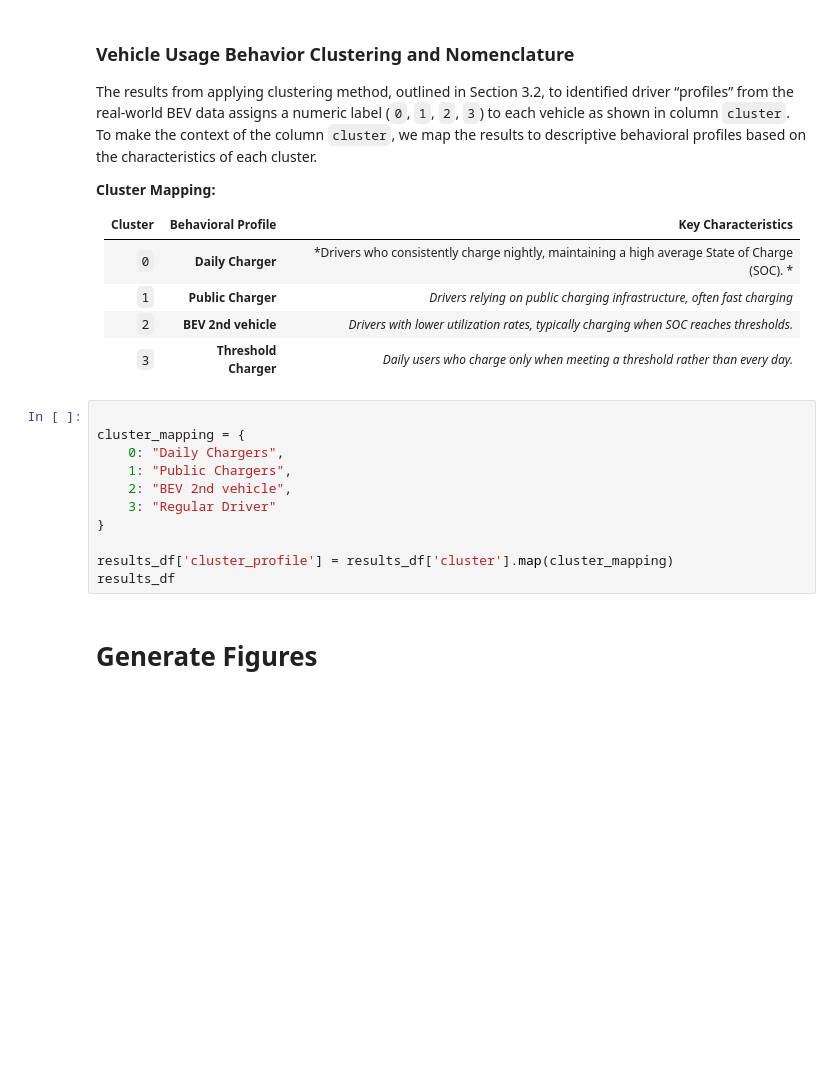
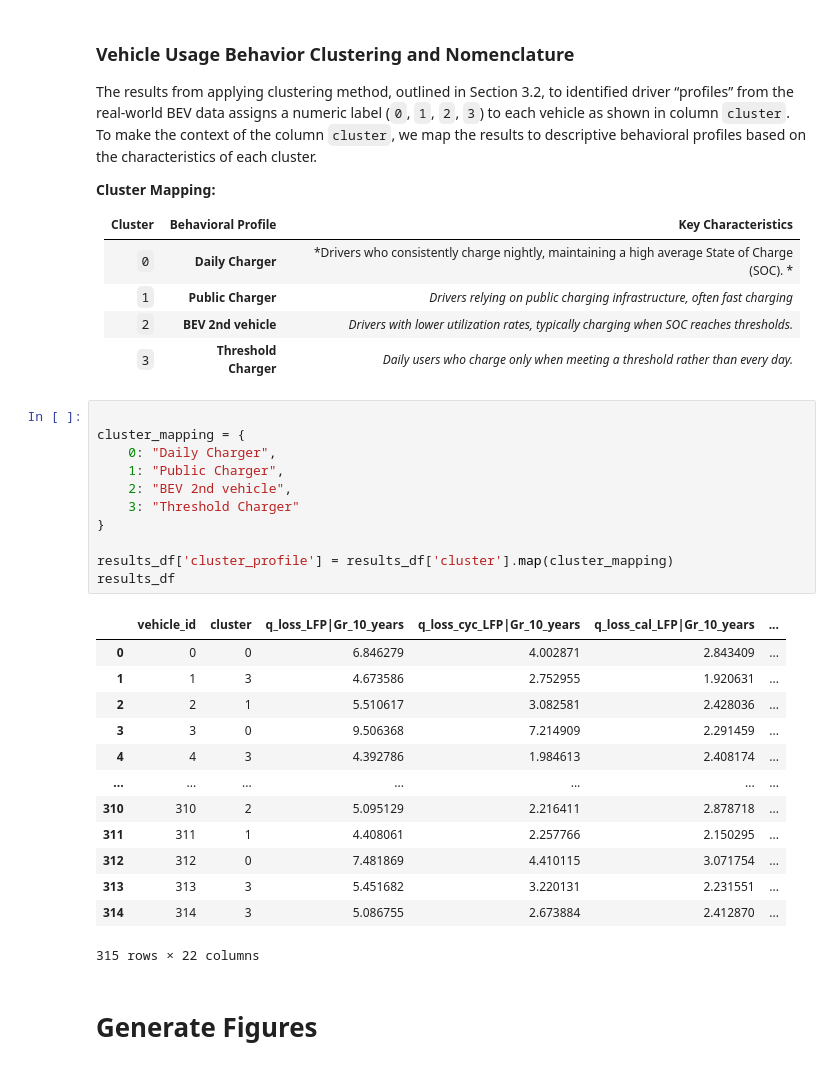
Before and after one commit to clementwong/california-v2g-journal, a Jupyter notebook: notebooks/generate_result_figures.ipynb, the cells around one changed output. Drawn from its saved outputs; the diff is of its cells as text; blank space fills up the shorter version.

```diff
--- a/notebooks/generate_result_figures.ipynb
+++ b/notebooks/generate_result_figures.ipynb
@@ -43,14 +60,28 @@ The results from applying clustering method, outlined in Section 3.2, to identif
 # %%
 
 cluster_mapping = {
-    0: "Daily Chargers",
-    1: "Public Chargers",
+    0: "Daily Charger",
+    1: "Public Charger",
     2: "BEV 2nd vehicle",
-    3: "Regular Driver"
+    3: "Threshold Charger"
 }
 
 results_df['cluster_profile'] = results_df['cluster'].map(cluster_mapping)
 results_df
+# %% [output]
+|  | vehicle_id | cluster | q_loss_LFP|Gr_10_years | q_loss_cyc_LFP|Gr_10_years | q_loss_cal_LFP|Gr_10_years | ... |
+| 0 | 0 | 0 | 6.846279 | 4.002871 | 2.843409 | ... |
+| 1 | 1 | 3 | 4.673586 | 2.752955 | 1.920631 | ... |
+| 2 | 2 | 1 | 5.510617 | 3.082581 | 2.428036 | ... |
+| 3 | 3 | 0 | 9.506368 | 7.214909 | 2.291459 | ... |
+| 4 | 4 | 3 | 4.392786 | 1.984613 | 2.408174 | ... |
+| ... | ... | ... | ... | ... | ... | ... |
+| 310 | 310 | 2 | 5.095129 | 2.216411 | 2.878718 | ... |
+| 311 | 311 | 1 | 4.408061 | 2.257766 | 2.150295 | ... |
+| 312 | 312 | 0 | 7.481869 | 4.410115 | 3.071754 | ... |
+| 313 | 313 | 3 | 5.451682 | 3.220131 | 2.231551 | ... |
+| 314 | 314 | 3 | 5.086755 | 2.673884 | 2.412870 | ... |
+315 rows × 22 columns
 # %% [markdown]
 # Generate Figures
 # %%
```
Also changed, not shown: parts of 8 cells of this notebook, 1 other file.
